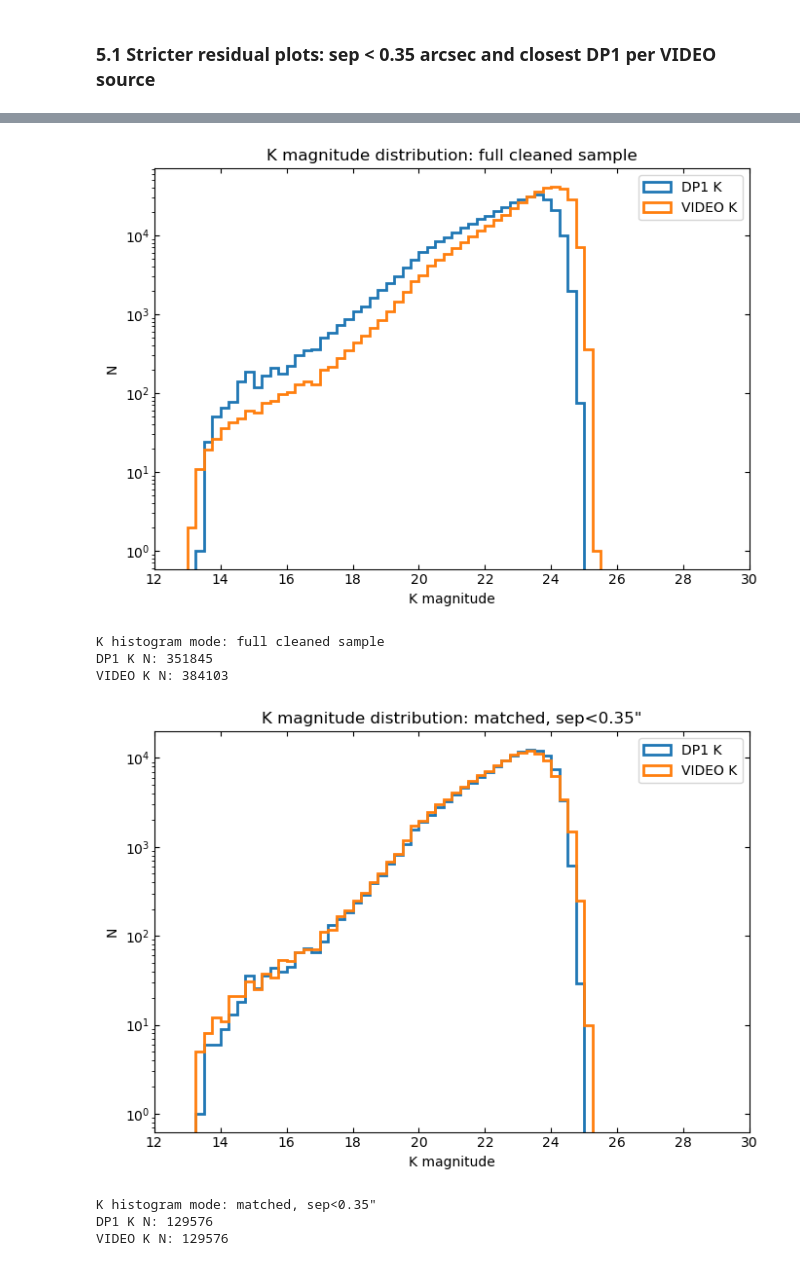
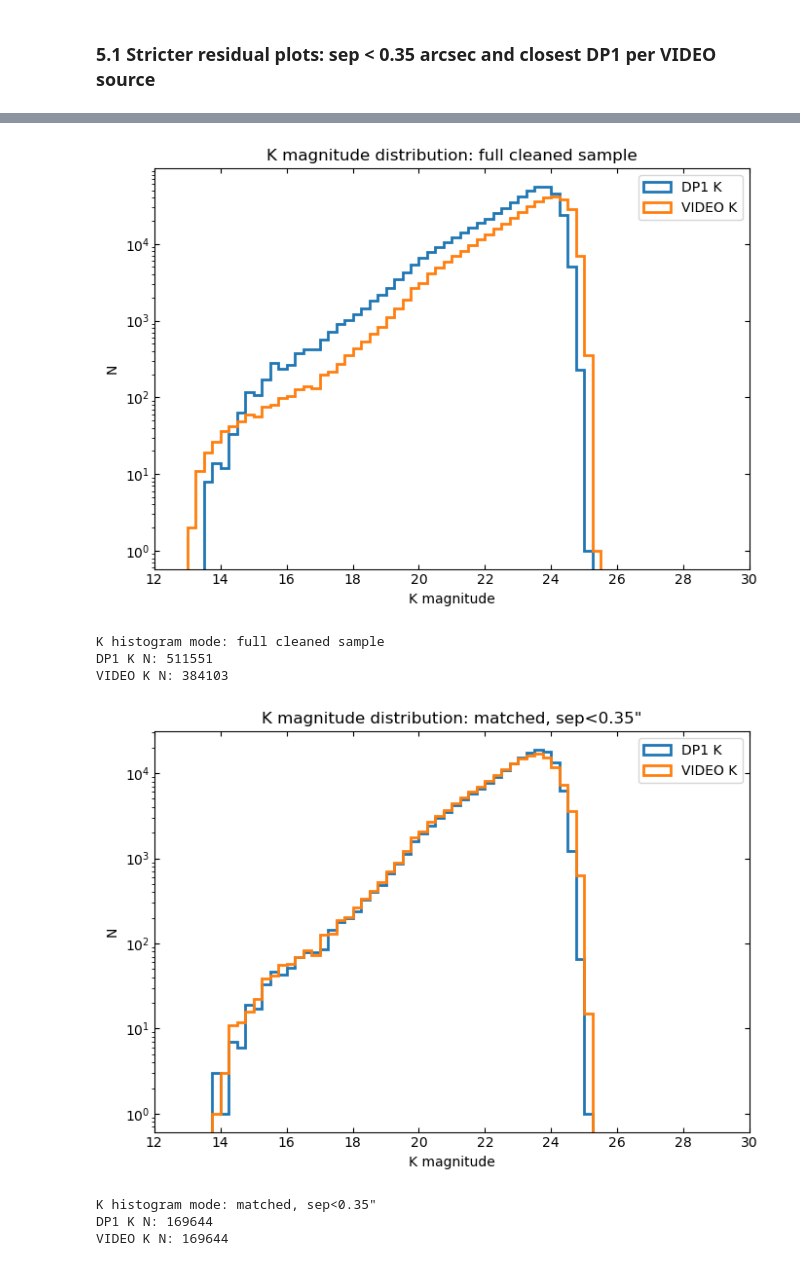
Before and after one commit to lsst-uk/lsst-ir-fusion, a Jupyter notebook: dmu5/dmu5_DP1/diagnostics/DP1_Photometry.ipynb, the cells around one changed output, grey strips where cells are left out. Saved outputs shown, nothing was run; the diff lists cells and outputs as text; code cells hidden in the pictures.

```diff
--- a/dmu5/dmu5_DP1/diagnostics/DP1_Photometry.ipynb
+++ b/dmu5/dmu5_DP1/diagnostics/DP1_Photometry.ipynb
@@ -34,7 +22,7 @@ import matplotlib.patheffects as pe
 
 DATA_DIR = Path("../data")
 
-DP1_PATH   = DATA_DIR / "full_reduced_cat_DP1_20260408.fits"
+DP1_PATH   = DATA_DIR / "full_reduced_cat_DP1_20260902.fits"
 VIDEO_PATH = DATA_DIR / "VISTA-VIDEO-CDFS-DR5.fits"
 
 OUTDIR = Path("data/plots_photometry")
@@ -402,7 +478,7 @@ def compare_residual_band(
         return None
 
     dp1_m = dp1_mag(dp1c, band) - dp1_to_video_offset
-    dp1_good = dp1_band_usable(dp1c, band, err_lim=err_lim, require_coverage=True)
+    dp1_good = dp1_band_usable(dp1c, band, snr_min=5.0)
 
     vid_m_all = arr(vid_box, vcols["mag"], float)
     vid_good_all = video_good_mask(vid_box, vprefix, aper=aper, err_lim=err_lim, require_flag=True)
@@ -448,7 +524,7 @@ def compare_residual_band(
 
     print(f"{band} band")
     print("  VIDEO column:", vcols["mag"])
-    print(f"  magErr threshold: {err_lim:.3f}")
+    print(f"  VIDEO magErr threshold: {err_lim:.3f}")
     print("  N:", int(good.sum()))
     print("  median(DP1 - VIDEO):", float(const))
     print("  NMAD(res):", float(nmad(res)))
@@ -999,7 +1054,7 @@ def compare_residual_band(
         return None
 
     dp1_m = dp1_mag(dp1c, band) - dp1_to_video_offset
-    dp1_good = dp1_band_usable(dp1c, band, err_lim=err_lim, require_coverage=True)
+    dp1_good = dp1_band_usable(dp1c, band, snr_min=5.0,)
 
     vid_m_all = arr(vid_box, vcols["mag"], float)
     vid_good_all = video_good_mask(vid_box, vprefix, aper=aper, err_lim=err_lim, require_flag=True)
@@ -1049,7 +1104,7 @@ def compare_residual_band(
 
     print(f"{band} band")
     print("  VIDEO column:", vcols["mag"])
-    print(f"  magErr threshold: {err_lim:.3f}")
+    print(f"  VIDEO magErr threshold: {err_lim:.3f}")
     print("  N:", int(good.sum()))
     print("  median(DP1 - VIDEO):", float(const))
     print("  NMAD(res):", float(nmad(res)))
@@ -1874,7 +1866,7 @@ DP1_TO_VIDEO_OFFSET = 1.4
 MAGERR_5SIG = 2.5 / np.log(10) / 5.0
 
 # Safe stellar range used for offset summaries
-SHIFT_RANGE = (16.0, 20.0)
+SHIFT_RANGE = (16.0, 22.0)
 
 # Plot range
 XLIM = (16.0, 23.6)
@@ -1896,21 +1888,9 @@ apertures = {
 # DP1 K-band quality selection
 # ------------------------------------------------------------
 
-dp1_k_mag_raw = np.asarray(
-    dp1m["VIRCAM_K_m_base_CircularApertureFlux_6_0_mag"],
-    float,
-)
-
-dp1_k_mag = dp1_k_mag_raw - DP1_TO_VIDEO_OFFSET
-
-dp1_k_err = np.asarray(
-    dp1m["VIRCAM_K_m_base_CircularApertureFlux_6_0_magErr"],
-    float,
-)
-
-dp1_k_flag = np.asarray(
-    dp1m["VIRCAM_K_m_base_CircularApertureFlux_6_0_flag"],
-    bool,
+dp1_k_mag = (
+    dp1_mag(dp1m, "K")
+    - DP1_TO_VIDEO_OFFSET
 )
 
 dp1_primary = optional_bool_column(
@@ -1926,11 +1906,11 @@ dp1_nchild = optional_int_column(
 )
 
 base_dp1 = (
-    np.isfinite(dp1_k_mag)
-    & np.isfinite(dp1_k_err)
-    & (dp1_k_err > 0)
-    & (dp1_k_err < MAGERR_5SIG)
-    & (~dp1_k_flag)
+    dp1_band_usable(
+        dp1m,
+        "K",
+        snr_min=5.0,
+    )
     & dp1_primary
     & (dp1_nchild == 0)
 )
@@ -1938,7 +1918,6 @@ base_dp1 = (
 print("DP1 stellar quality base sample")
 print("  N matched stellar rows :", len(dp1m))
 print("  N after DP1 K cuts     :", int(base_dp1.sum()))
-
 
 # ------------------------------------------------------------
 # Compare different VIDEO apertures
@@ -2117,8 +2093,7 @@ def plot_histogram_comparison(
     dp1_good = dp1_band_usable(
         dp1c,
         band,
-        err_lim=err_lim,
-        require_coverage=True,
+        snr_min=5.0,
     )
 
     vid_m_all = arr(vid_box, vcols["mag"], float)
@@ -2183,39 +2158,39 @@ def plot_histogram_comparison(
     )
 
     plt.xlabel(f"{band} magnitude")
     plt.ylabel("N")
     plt.title(f"{band} magnitude distribution: {label_suffix}")
     plt.yscale("log")
     plt.legend()
 
     ax = plt.gca()
     ax.set_xlim(12, 30)
     ax.tick_params(direction="in", top=True, right=True)
 
     plt.tight_layout()
 
     if matched_only:
         savefig(f"dp1_video_{band}_histogram_matched.png")
     else:
         savefig(f"dp1_video_{band}_histogram_full_cleaned.png")
 
     plt.show()
 
     print(f"{band} histogram mode:", label_suffix)
     print(f"DP1 {band} N:", int(len(dp1_plot)))
     print(f"VIDEO {band} N:", int(len(vid_plot)))
 
 plot_histogram_comparison("K", matched_only=False)
 plot_histogram_comparison("K", matched_only=True, match_sep_arcsec=0.35)
 # %% [output]
-[figure, old version]
+[figure, new version]
 K histogram mode: full cleaned sample
-DP1 K N: 351845
+DP1 K N: 511551
 VIDEO K N: 384103
-[figure, old version]
+[figure, new version]
 K histogram mode: matched, sep<0.35"
-DP1 K N: 129576
-VIDEO K N: 129576
+DP1 K N: 169644
+VIDEO K N: 169644
 # %% [markdown]
 ### Useful extra check
 
```
Also changed, not shown: parts of 42 cells of this notebook.
